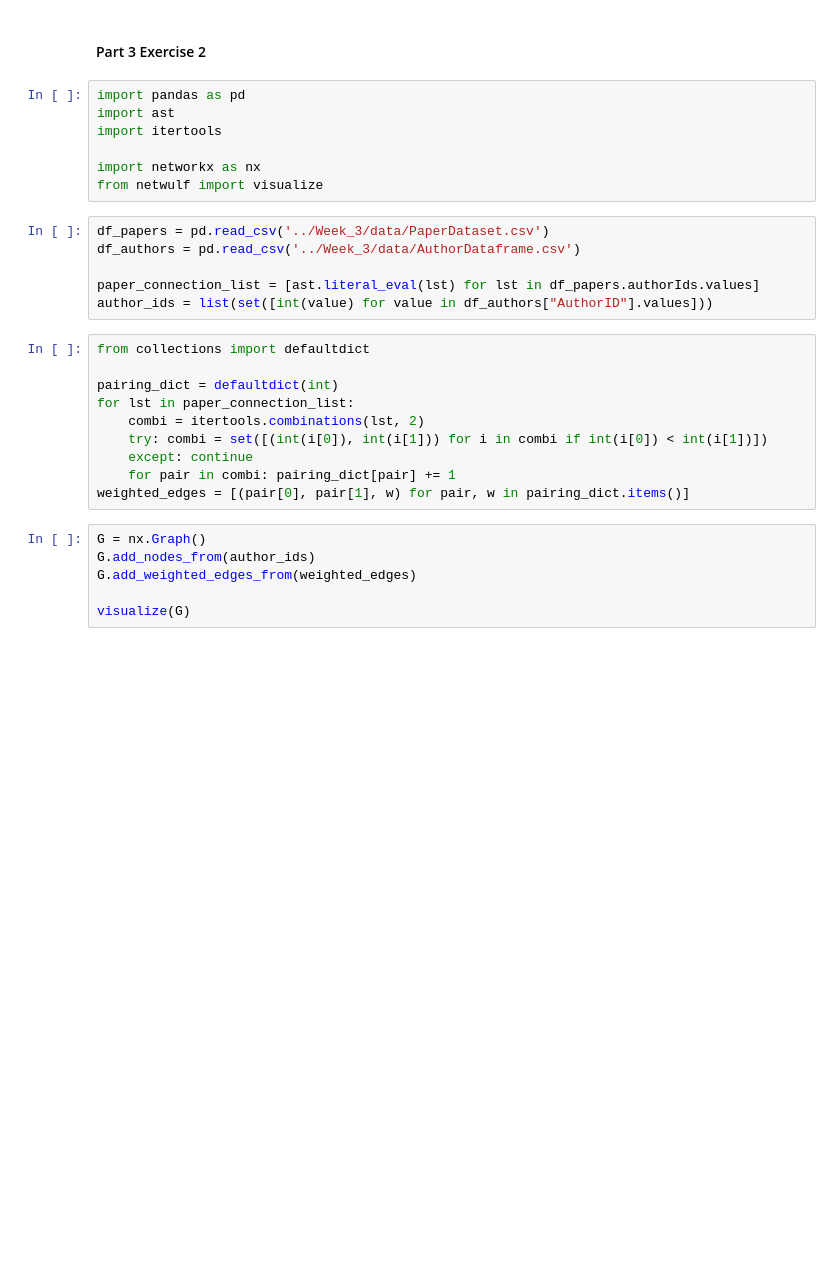
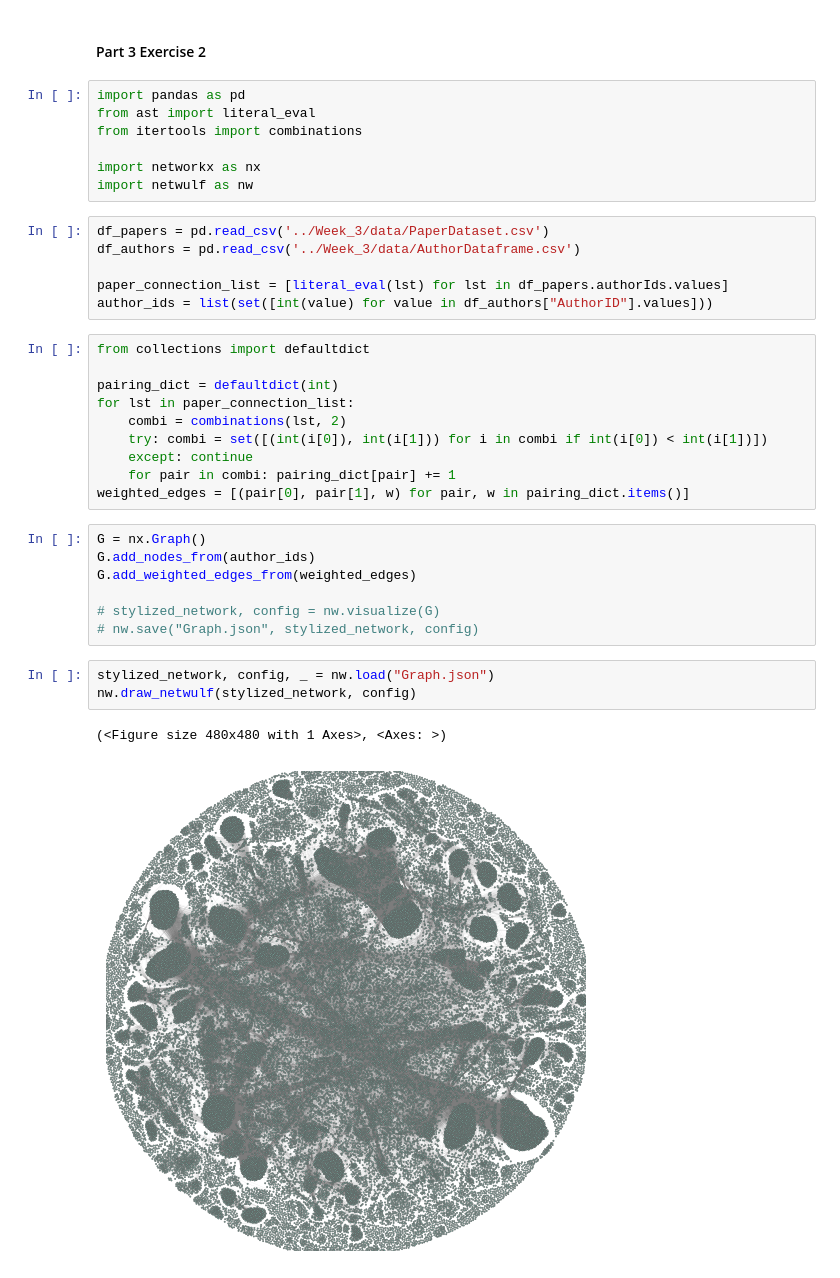
Before and after one commit to FabianScott/ComSoc, a Jupyter notebook: Week_4/create_graphs2.ipynb, the cells around one changed output. Drawn from its saved outputs; the diff is of its cells as text; blank space fills up the shorter version.

```diff
--- a/Week_4/create_graphs2.ipynb
+++ b/Week_4/create_graphs2.ipynb
@@ -2,23 +2,23 @@
 #### Part 3 Exercise 2
 # %%
 import pandas as pd
-import ast
-import itertools
+from ast import literal_eval
+from itertools import combinations
 
 import networkx as nx
-from netwulf import visualize
+import netwulf as nw
 # %%
 df_papers = pd.read_csv('../Week_3/data/PaperDataset.csv')
 df_authors = pd.read_csv('../Week_3/data/AuthorDataframe.csv')
 
-paper_connection_list = [ast.literal_eval(lst) for lst in df_papers.authorIds.values]
+paper_connection_list = [literal_eval(lst) for lst in df_papers.authorIds.values]
 author_ids = list(set([int(value) for value in df_authors["AuthorID"].values]))
 # %%
 from collections import defaultdict
 
 pairing_dict = defaultdict(int)
 for lst in paper_connection_list:
-    combi = itertools.combinations(lst, 2)
+    combi = combinations(lst, 2)
     try: combi = set([(int(i[0]), int(i[1])) for i in combi if int(i[0]) < int(i[1])])
     except: continue
     for pair in combi: pairing_dict[pair] += 1
@@ -28,4 +28,11 @@ G = nx.Graph()
 G.add_nodes_from(author_ids)
 G.add_weighted_edges_from(weighted_edges)
 
-visualize(G)
+# stylized_network, config = nw.visualize(G)
+# nw.save("Graph.json", stylized_network, config)
+# %%
+stylized_network, config, _ = nw.load("Graph.json")
+nw.draw_netwulf(stylized_network, config)
+# %% [output]
+(<Figure size 480x480 with 1 Axes>, <Axes: >)
+[figure, added]
```
Also changed, not shown: 1 other file.
